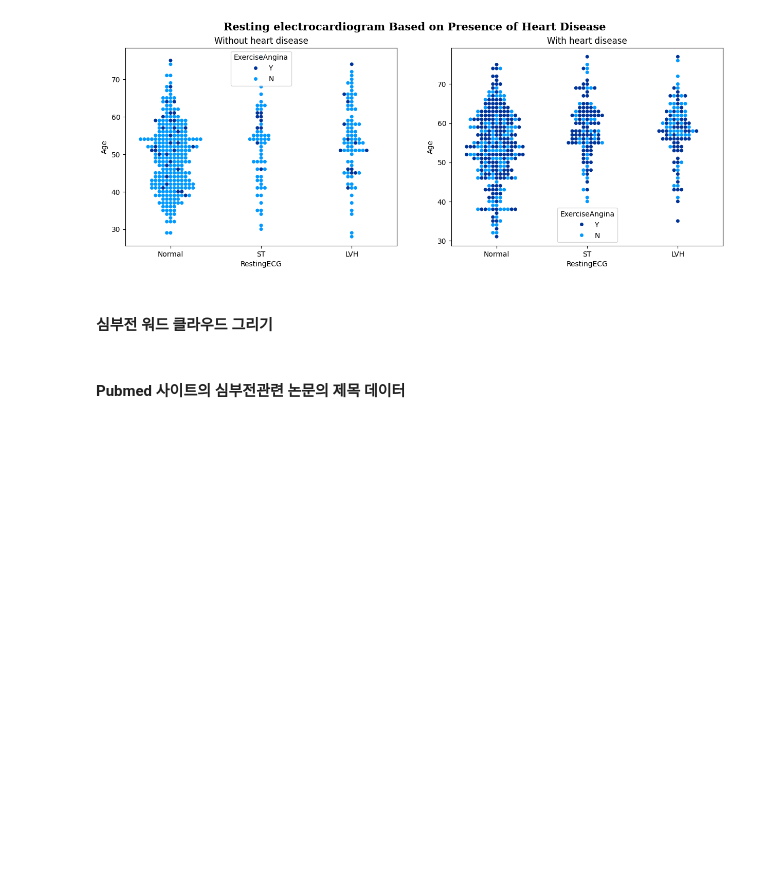
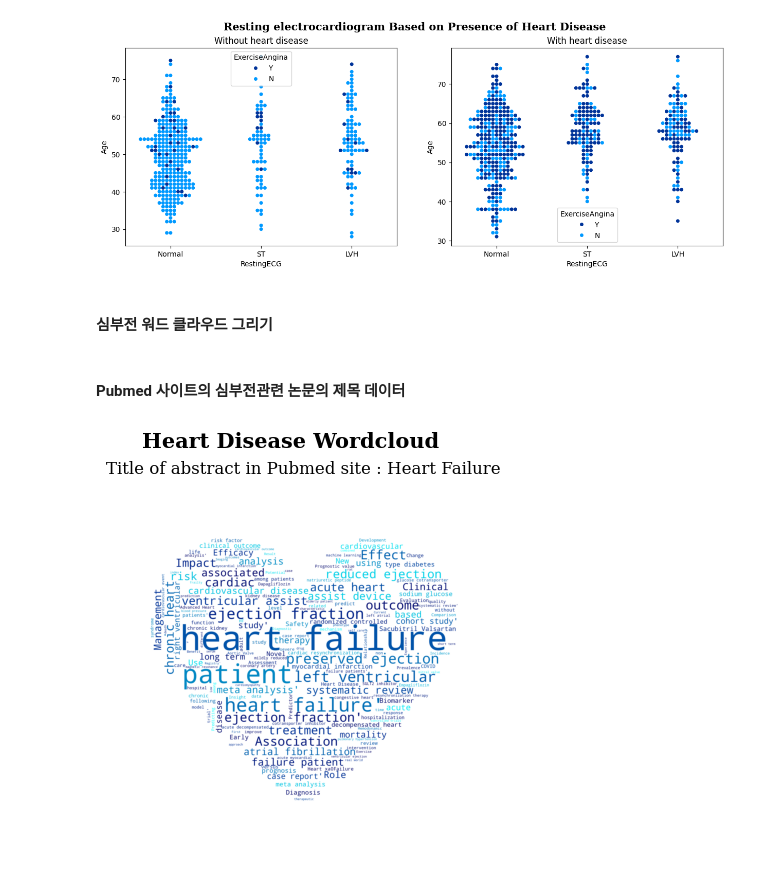
Before and after one commit to Choiwanwoo-03/MachineLearning_CodePractice, a Jupyter notebook: Medical_Analysis.ipynb, the cells around one changed output. Drawn from its saved outputs; the diff is of its cells as text; code cells hidden in the pictures; blank space fills up the shorter version.

```diff
--- a/Medical_Analysis.ipynb
+++ b/Medical_Analysis.ipynb
@@ -323,3 +323,24 @@ plt.show()
 #### **Pubmed 사이트의 심부전관련 논문의 제목 데이터**
 # %%
 pubmed_title = pd.read_csv('pubmed_title.csv')
+# %%
+from wordcloud import WordCloud
+from PIL import Image
+
+plt.figure(figsize = (10, 5))
+
+text = str(list(pubmed_title['Title']))
+mask = np.array(Image.open('image.jpg'))
+cmap = plt.matplotlib.colors.LinearSegmentedColormap.from_list("", ['#000066','#003399', '#00FFFF'])
+
+wordcloud = WordCloud(background_color = 'white', width = 2500,  height = 1400,
+                      max_words = 170, mask = mask, colormap=cmap).generate(text)
+
+plt.imshow(wordcloud)
+plt.axis('off')
+
+plt.suptitle('Heart Disease Wordcloud', fontweight = 'bold', fontfamily = 'serif', fontsize = 15)
+plt.title('Title of abstract in Pubmed site : Heart Failure', fontfamily = 'serif', fontsize = 12)
+plt.show()
+# %% [output]
+[figure, added]
```
Also changed, not shown: 3 other files.
